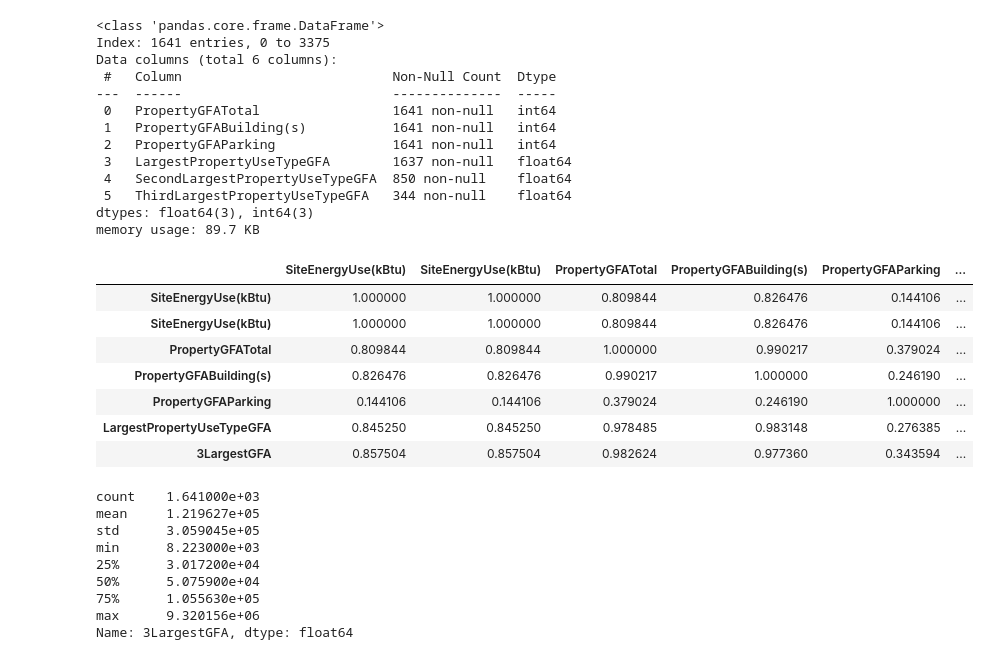
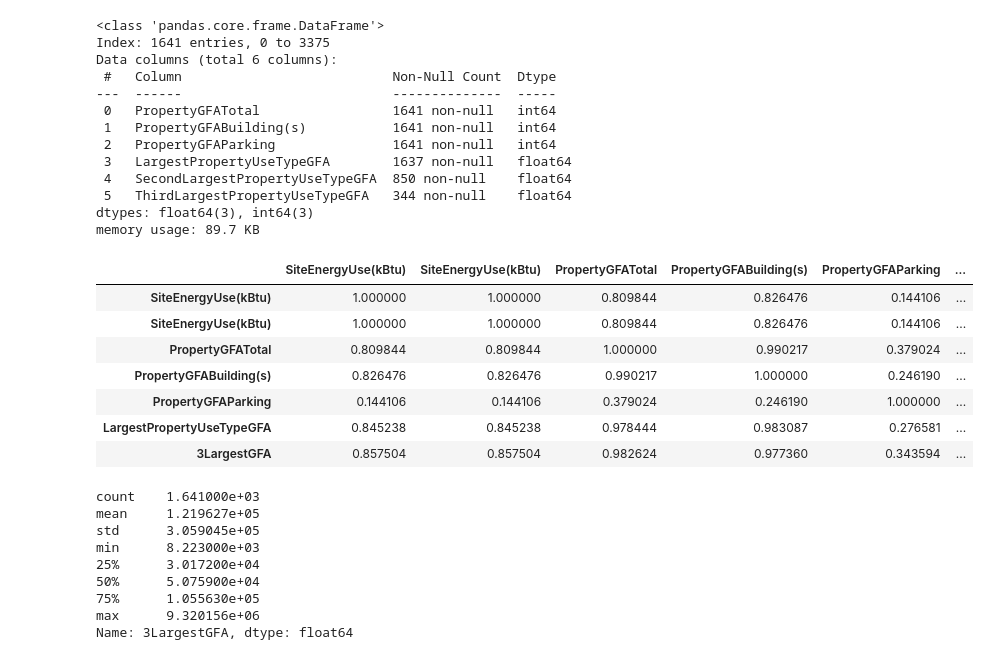
Before and after one commit to day811/OCDE-P6, a Jupyter notebook: modelistation_supervisee_EDA.ipynb, the cells around one changed output. Drawn from its saved outputs; the diff is of its cells as text; code cells hidden in the pictures.

```diff
--- a/modelistation_supervisee_EDA.ipynb
+++ b/modelistation_supervisee_EDA.ipynb
@@ -366,20 +366,20 @@ dtypes: float64(3), int64(3)
 memory usage: 89.7 KB
 # %%
 # 'YearBuilt', 'NumberofFloors', 'NumberofBuildings'
-bc_with_target[phy_cols].fillna(0)
+bc_with_target[phy_cols] = bc_with_target[phy_cols].fillna(0)
 bc_with_target['3LargestGFA']= bc_with_target[['LargestPropertyUseTypeGFA', 'SecondLargestPropertyUseTypeGFA', 'ThirdLargestPropertyUseTypeGFA']].sum(axis=1)
 mask = bc_with_target['3LargestGFA']==0
 bc_with_target.loc[mask, '3LargestGFA']= bc_with_target.loc[mask, 'PropertyGFATotal']
 corr_values = ['SiteEnergyUse(kBtu)','SiteEnergyUse(kBtu)', 'PropertyGFATotal', 'PropertyGFABuilding(s)','PropertyGFAParking', 'LargestPropertyUseTypeGFA','3LargestGFA']
 bc_with_target[corr_values].corr()
 # %% [output]
 |  | SiteEnergyUse(kBtu) | SiteEnergyUse(kBtu) | PropertyGFATotal | PropertyGFABuilding(s) | PropertyGFAParking | ... |
 | SiteEnergyUse(kBtu) | 1.000000 | 1.000000 | 0.809844 | 0.826476 | 0.144106 | ... |
 | SiteEnergyUse(kBtu) | 1.000000 | 1.000000 | 0.809844 | 0.826476 | 0.144106 | ... |
 | PropertyGFATotal | 0.809844 | 0.809844 | 1.000000 | 0.990217 | 0.379024 | ... |
 | PropertyGFABuilding(s) | 0.826476 | 0.826476 | 0.990217 | 1.000000 | 0.246190 | ... |
 | PropertyGFAParking | 0.144106 | 0.144106 | 0.379024 | 0.246190 | 1.000000 | ... |
-| LargestPropertyUseTypeGFA | 0.845250 | 0.845250 | 0.978485 | 0.983148 | 0.276385 | ... |
+| LargestPropertyUseTypeGFA | 0.845238 | 0.845238 | 0.978444 | 0.983087 | 0.276581 | ... |
 | 3LargestGFA | 0.857504 | 0.857504 | 0.982624 | 0.977360 | 0.343594 | ... |
 # %%
 bc_with_target['3LargestGFA'].describe()
```
Also changed, not shown: parts of 9 cells of this notebook, 2 other files.
